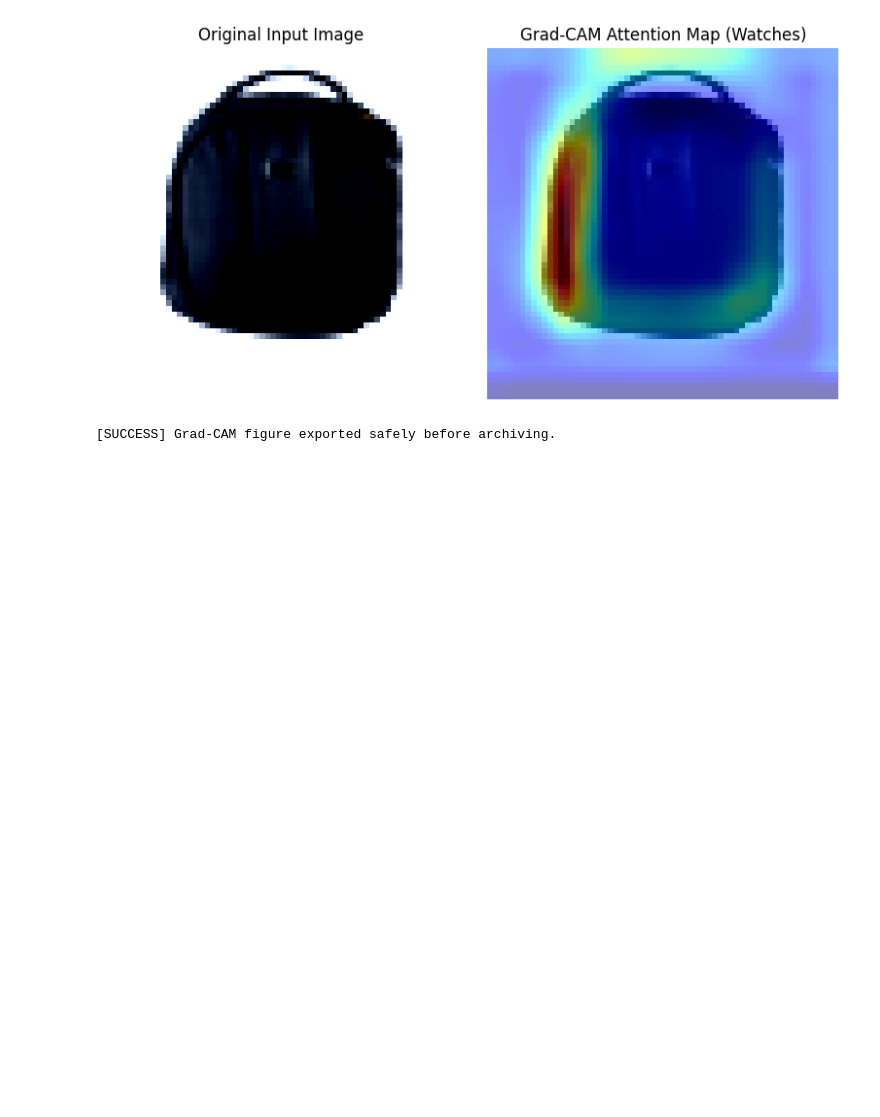
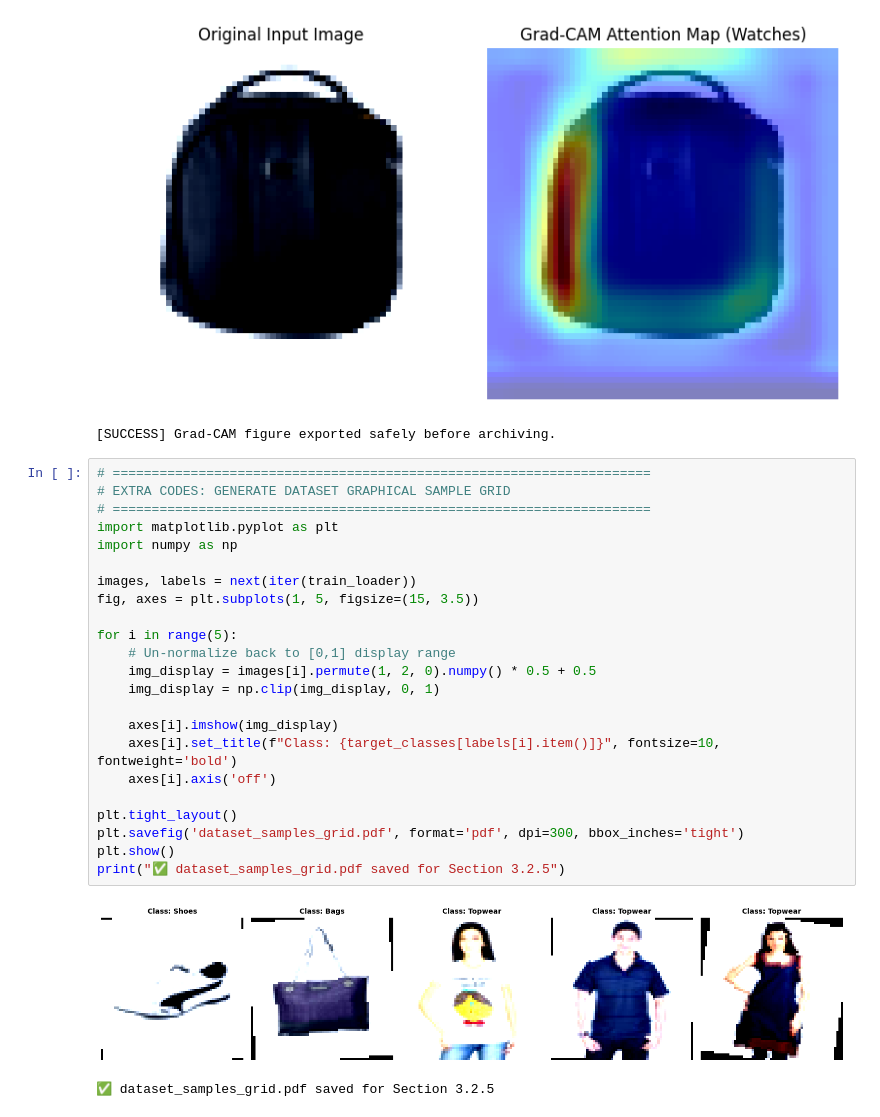
Before and after one commit to dj2313/Fashion-Product-Images-Using-CNN, a Jupyter notebook: Fashion_Product_CNN.ipynb, the cells around one changed output. Drawn from its saved outputs; the diff is of its cells as text; blank space fills up the shorter version.

```diff
--- a/Fashion_Product_CNN.ipynb
+++ b/Fashion_Product_CNN.ipynb
@@ -526,3 +526,29 @@ print("[SUCCESS] Grad-CAM figure exported safely before archiving.")
 # %% [output]
 [figure]
 [SUCCESS] Grad-CAM figure exported safely before archiving.
+# %%
+# =====================================================================
+# EXTRA CODES: GENERATE DATASET GRAPHICAL SAMPLE GRID
+# =====================================================================
+import matplotlib.pyplot as plt
+import numpy as np
+
+images, labels = next(iter(train_loader))
+fig, axes = plt.subplots(1, 5, figsize=(15, 3.5))
+
+for i in range(5):
+    # Un-normalize back to [0,1] display range
+    img_display = images[i].permute(1, 2, 0).numpy() * 0.5 + 0.5
+    img_display = np.clip(img_display, 0, 1)
+
+    axes[i].imshow(img_display)
+    axes[i].set_title(f"Class: {target_classes[labels[i].item()]}", fontsize=10, fontweight='bold')
+    axes[i].axis('off')
+
+plt.tight_layout()
+plt.savefig('dataset_samples_grid.pdf', format='pdf', dpi=300, bbox_inches='tight')
+plt.show()
+print("✅ dataset_samples_grid.pdf saved for Section 3.2.5")
+# %% [output]
+[figure, added]
+✅ dataset_samples_grid.pdf saved for Section 3.2.5
```
Also changed, not shown: parts of 3 cells of this notebook.
